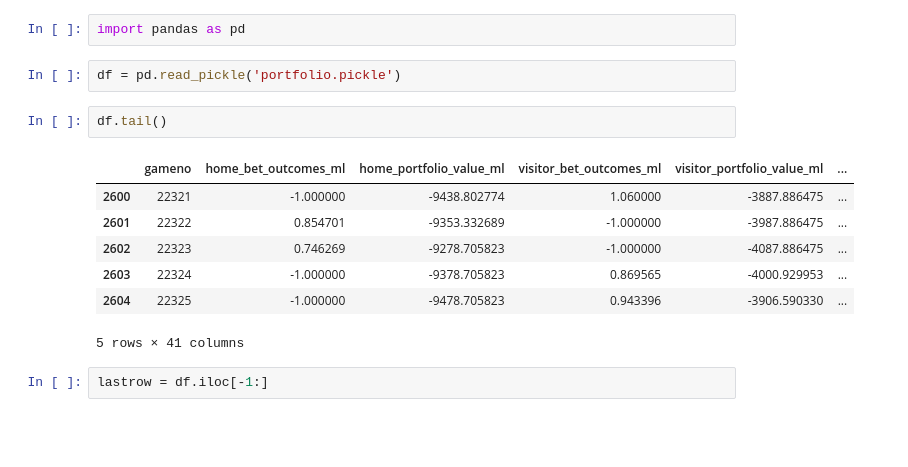
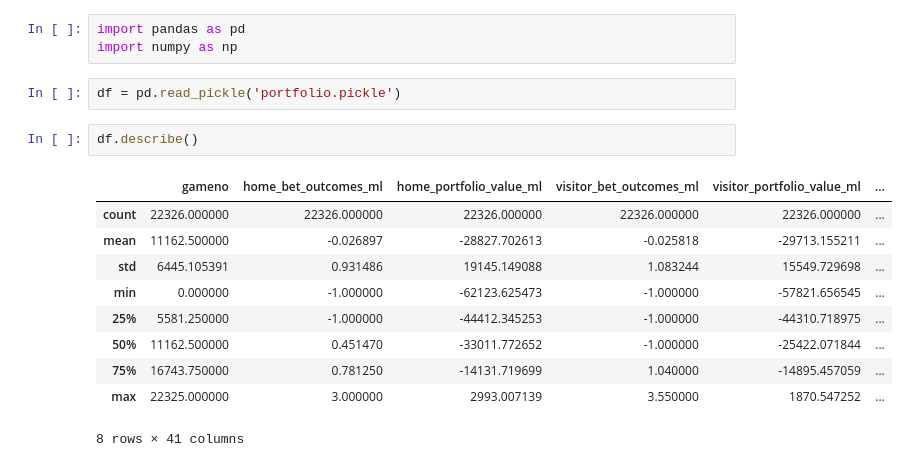
Before and after one commit to jacoblucas95/MLB-Betting-Strategies, a Jupyter notebook: portfolio_testing/Untitled.ipynb, the cells around one changed output. Saved outputs shown, nothing was run; the diff lists cells and outputs as text; blank space fills up the shorter version.

```diff
--- a/portfolio_testing/Untitled.ipynb
+++ b/portfolio_testing/Untitled.ipynb
@@ -1,16 +1,18 @@
 # %%
 import pandas as pd
+import numpy as np
 # %%
 df = pd.read_pickle('portfolio.pickle')
 # %%
-df.tail()
+df.describe()
 # %% [output]
 |  | gameno | home_bet_outcomes_ml | home_portfolio_value_ml | visitor_bet_outcomes_ml | visitor_portfolio_value_ml | ... |
-| 2600 | 22321 | -1.000000 | -9438.802774 | 1.060000 | -3887.886475 | ... |
-| 2601 | 22322 | 0.854701 | -9353.332689 | -1.000000 | -3987.886475 | ... |
-| 2602 | 22323 | 0.746269 | -9278.705823 | -1.000000 | -4087.886475 | ... |
-| 2603 | 22324 | -1.000000 | -9378.705823 | 0.869565 | -4000.929953 | ... |
-| 2604 | 22325 | -1.000000 | -9478.705823 | 0.943396 | -3906.590330 | ... |
+| count | 22326.000000 | 22326.000000 | 22326.000000 | 22326.000000 | 22326.000000 | ... |
+| mean | 11162.500000 | -0.026897 | -28827.702613 | -0.025818 | -29713.155211 | ... |
+| std | 6445.105391 | 0.931486 | 19145.149088 | 1.083244 | 15549.729698 | ... |
+| min | 0.000000 | -1.000000 | -62123.625473 | -1.000000 | -57821.656545 | ... |
+| 25% | 5581.250000 | -1.000000 | -44412.345253 | -1.000000 | -44310.718975 | ... |
+| 50% | 11162.500000 | 0.451470 | -33011.772652 | -1.000000 | -25422.071844 | ... |
+| 75% | 16743.750000 | 0.781250 | -14131.719699 | 1.040000 | -14895.457059 | ... |
+| max | 22325.000000 | 3.000000 | 2993.007139 | 3.550000 | 1870.547252 | ... |
-5 rows × 41 columns
+8 rows × 41 columns
-# %%
-lastrow = df.iloc[-1:]
```
Also changed, not shown: parts of 4 cells of this notebook, 4 other files.
